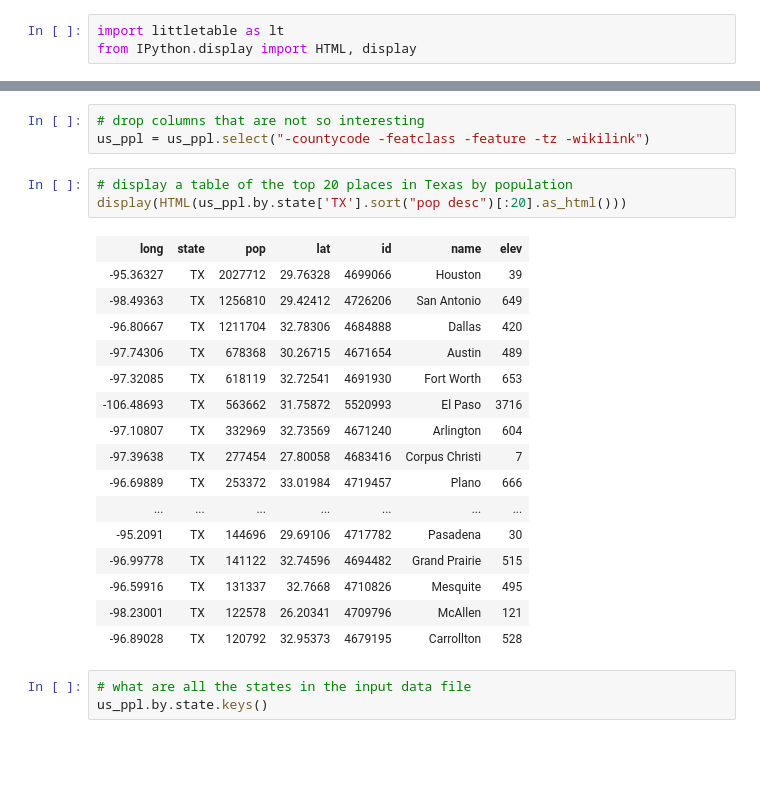
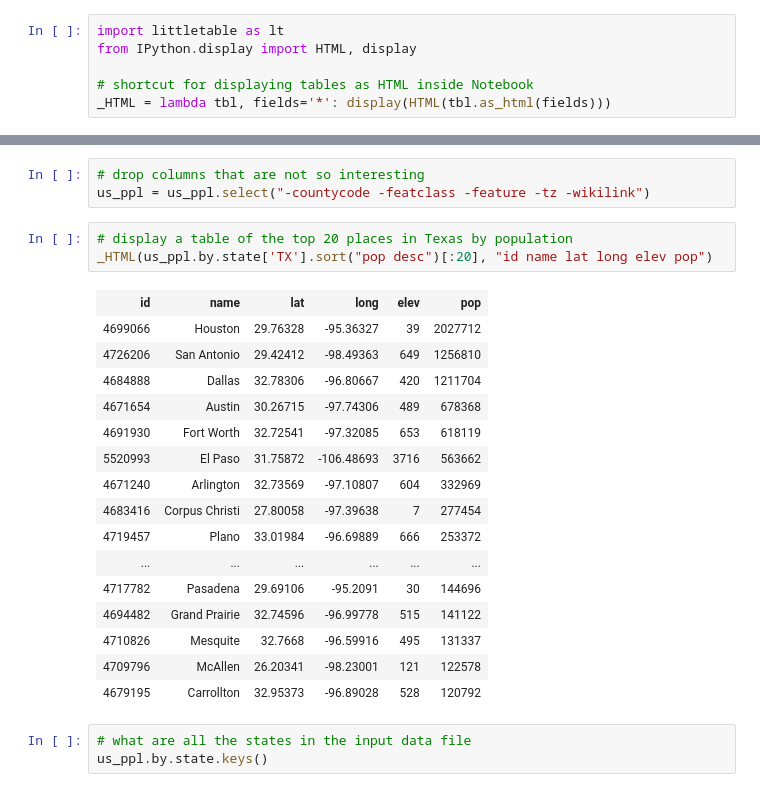
Before and after one commit to ptmcg/littletable, a Jupyter notebook: Littletable PPL demo.ipynb, the cells around one changed output, grey strips where cells are left out. Drawn from its saved outputs; the diff is of its cells as text; blank space fills up the shorter version.

```diff
--- a/Littletable PPL demo.ipynb
+++ b/Littletable PPL demo.ipynb
@@ -1,6 +1,9 @@
 # %%
 import littletable as lt
 from IPython.display import HTML, display
+
+# shortcut for displaying tables as HTML inside Notebook
+_HTML = lambda tbl, fields='*': display(HTML(tbl.as_html(fields)))
 # %%
 # import from csv, convert string fields to ints and floats
 # (convert elevation from meters to feet)
@@ -40,24 +43,24 @@ us_ppl.info()
 us_ppl = us_ppl.select("-countycode -featclass -feature -tz -wikilink")
 # %%
 # display a table of the top 20 places in Texas by population
-display(HTML(us_ppl.by.state['TX'].sort("pop desc")[:20].as_html()))
+_HTML(us_ppl.by.state['TX'].sort("pop desc")[:20], "id name lat long elev pop")
 # %% [output]
-| long | state | pop | lat | id | name | elev |
-| -95.36327 | TX | 2027712 | 29.76328 | 4699066 | Houston | 39 |
-| -98.49363 | TX | 1256810 | 29.42412 | 4726206 | San Antonio | 649 |
-| -96.80667 | TX | 1211704 | 32.78306 | 4684888 | Dallas | 420 |
-| -97.74306 | TX | 678368 | 30.26715 | 4671654 | Austin | 489 |
-| -97.32085 | TX | 618119 | 32.72541 | 4691930 | Fort Worth | 653 |
-| -106.48693 | TX | 563662 | 31.75872 | 5520993 | El Paso | 3716 |
-| -97.10807 | TX | 332969 | 32.73569 | 4671240 | Arlington | 604 |
-| -97.39638 | TX | 277454 | 27.80058 | 4683416 | Corpus Christi | 7 |
-| -96.69889 | TX | 253372 | 33.01984 | 4719457 | Plano | 666 |
-| ... | ... | ... | ... | ... | ... | ... |
-| -95.2091 | TX | 144696 | 29.69106 | 4717782 | Pasadena | 30 |
-| -96.99778 | TX | 141122 | 32.74596 | 4694482 | Grand Prairie | 515 |
-| -96.59916 | TX | 131337 | 32.7668 | 4710826 | Mesquite | 495 |
-| -98.23001 | TX | 122578 | 26.20341 | 4709796 | McAllen | 121 |
-| -96.89028 | TX | 120792 | 32.95373 | 4679195 | Carrollton | 528 |
+| id | name | lat | long | elev | pop |
+| 4699066 | Houston | 29.76328 | -95.36327 | 39 | 2027712 |
+| 4726206 | San Antonio | 29.42412 | -98.49363 | 649 | 1256810 |
+| 4684888 | Dallas | 32.78306 | -96.80667 | 420 | 1211704 |
+| 4671654 | Austin | 30.26715 | -97.74306 | 489 | 678368 |
+| 4691930 | Fort Worth | 32.72541 | -97.32085 | 653 | 618119 |
+| 5520993 | El Paso | 31.75872 | -106.48693 | 3716 | 563662 |
+| 4671240 | Arlington | 32.73569 | -97.10807 | 604 | 332969 |
+| 4683416 | Corpus Christi | 27.80058 | -97.39638 | 7 | 277454 |
+| 4719457 | Plano | 33.01984 | -96.69889 | 666 | 253372 |
+| ... | ... | ... | ... | ... | ... |
+| 4717782 | Pasadena | 29.69106 | -95.2091 | 30 | 144696 |
+| 4694482 | Grand Prairie | 32.74596 | -96.99778 | 515 | 141122 |
+| 4710826 | Mesquite | 32.7668 | -96.59916 | 495 | 131337 |
+| 4709796 | McAllen | 26.20341 | -98.23001 | 121 | 122578 |
+| 4679195 | Carrollton | 32.95373 | -96.89028 | 528 | 120792 |
 # %%
 # what are all the states in the input data file
 us_ppl.by.state.keys()
```
Also changed, not shown: parts of 6 cells of this notebook, 3 other files.
